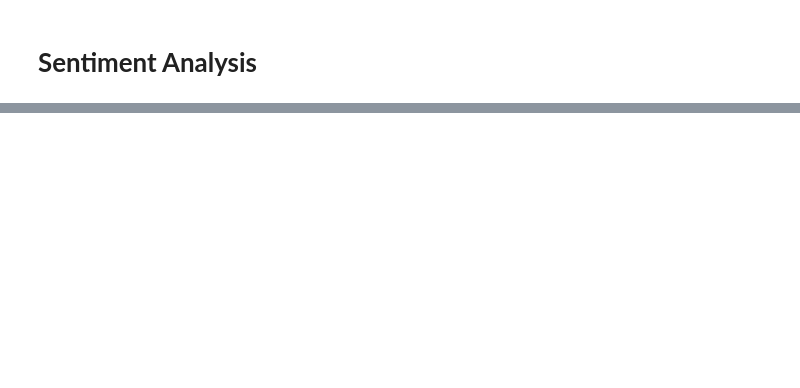
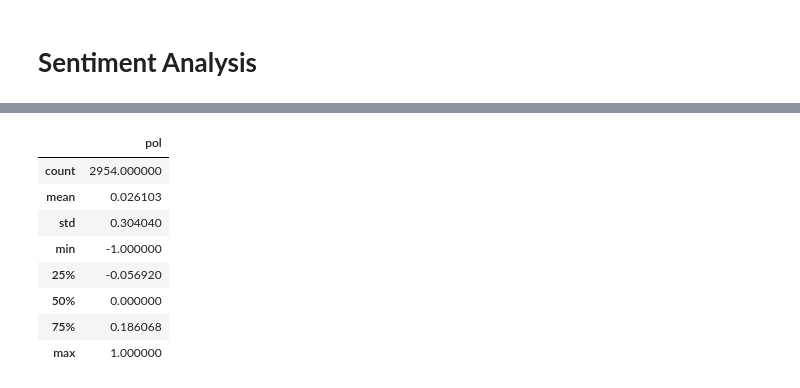
Before and after one commit to zareefrj/Social-Network-Analysis, a Jupyter notebook: sentiment.ipynb, the cells around one changed output, grey strips where cells are left out. Drawn from its saved outputs; the diff is of its cells as text; code cells hidden in the pictures; blank space fills up the shorter version.

Commit message:
Automated sentiment analysis function

```diff
--- a/sentiment.ipynb
+++ b/sentiment.ipynb
@@ -750,0 +430,44 @@ polarities_df_p.describe()
+# %%
+lexicons = {
+    'rid': -0.3,
+    'culprit': -0.55,
+    'corrupt': -0.9,
+    'corruption': -0.3,
+    'assassinate': -0.9,
+    'betray': -0.3,
+    'racist': -0.95,
+    'riot': -0.68
+}
+
+def custom_SentimentScore(text):
+    words = text.split()
+    sentiment_score = 0.0
+    for word in words:
+        if word.lower() in lexicons:
+            sentiment_score += lexicons[word.lower()]
+
+    return sentiment_score
+
+df_posts = df['Post']
+# %%
+polarities_textblob = [TextBlob(post).sentiment.polarity for post in df_posts]
+polarities_custom = [custom_SentimentScore(post) for post in df_posts]
+
+max_custom_score = sum(abs(score) for score in lexicons.values())
+combined_polarities = [(tb + cs) for tb, cs in zip(polarities_textblob, polarities_custom)]
+
+# Adjust scores outside the range of -1 to 1
+combined_polarities = [max(min(score, 1), -1) for score in combined_polarities]
+
+polarities_df = pd.DataFrame(combined_polarities, columns=["pol"])
+polarities_df.describe()
+# %% [output]
+|  | pol |
+| count | 2954.000000 |
+| mean | 0.026103 |
+| std | 0.304040 |
+| min | -1.000000 |
+| 25% | -0.056920 |
+| 50% | 0.000000 |
+| 75% | 0.186068 |
+| max | 1.000000 |
```
Also changed, not shown: parts of 48 cells of this notebook.
